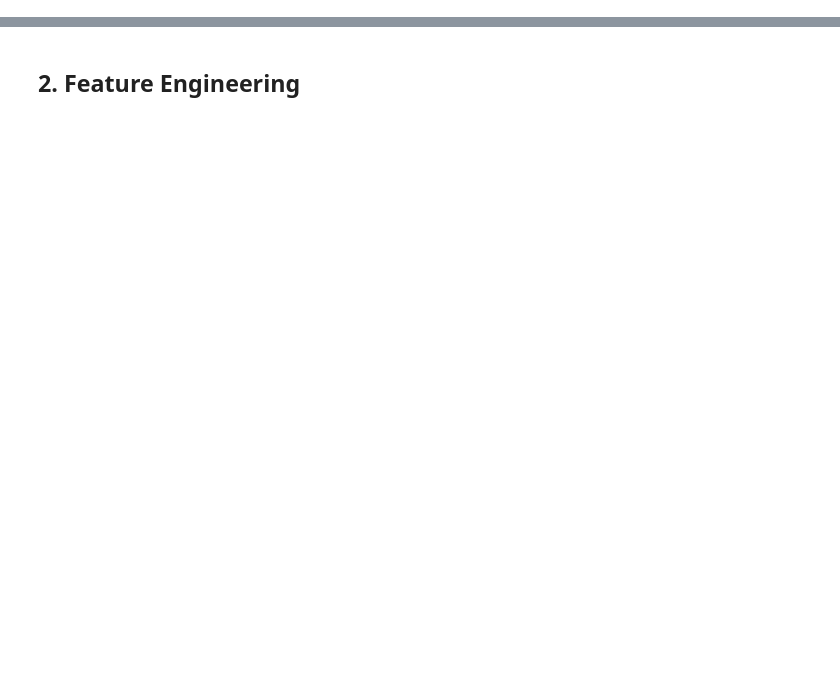
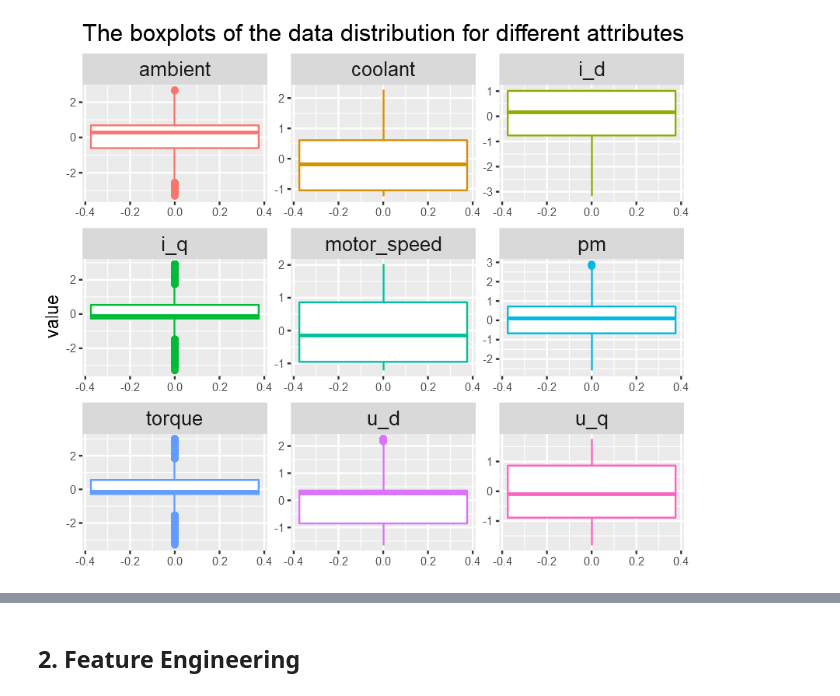
Before and after one commit to DanielTranDS/RotorTemperature-EDA-Regression, a Jupyter notebook: RotorTemp_ModellingCodes.ipynb, the cells around one changed output, grey strips where cells are left out. Saved outputs shown, nothing was run; the diff lists cells and outputs as text; code cells hidden in the pictures; blank space fills up the shorter version.

```diff
--- a/RotorTemp_ModellingCodes.ipynb
+++ b/RotorTemp_ModellingCodes.ipynb
@@ -48,0 +147,6 @@ head(df)
+# %%
+#Get training data
+train=subset(df,!(profile_id %in% c(72,81)))
+
+#Get testing data
+test=subset(df, profile_id %in% c(72,81))
@@ -48,0 +198,13 @@ head(df)
+# %%
+#Reshape the dataframe for easier plotting purpose
+df_long<-pivot_longer(train,names(train[-10]))
+
+#Plot the boxplots
+options(repr.plot.width=7, repr.plot.height=6)
+
+ggplot(df_long,aes(y=value,colour=name))+geom_boxplot()+
+    facet_wrap(~name, scales="free")+ggtitle("The boxplots of the data distribution for different attributes")+
+    theme( strip.text.x = element_text(size = 15),plot.title = element_text(size=18,hjust=0.5),
+      axis.title.y = element_text(size = rel(1.2), angle = 90),legend.position='none' )
+# %% [output]
+[figure, added]
```
Also changed, not shown: parts of 19 cells of this notebook.
